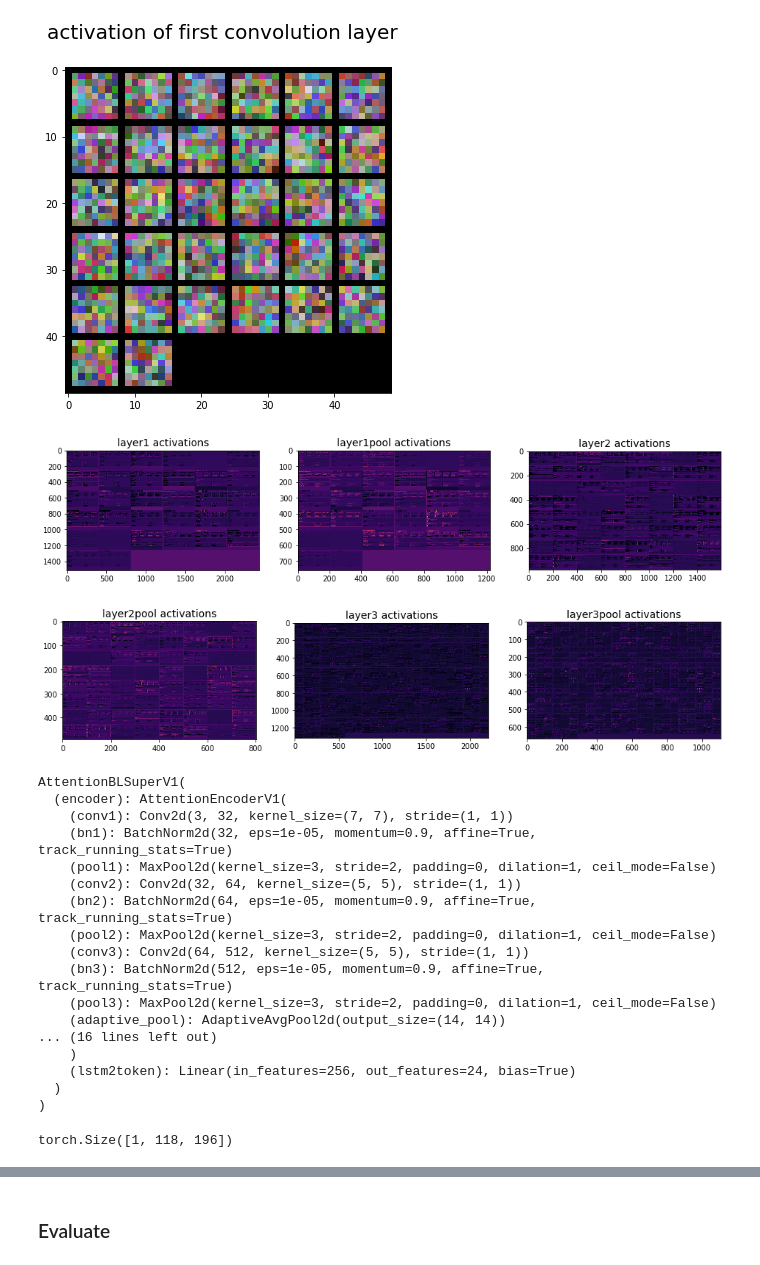
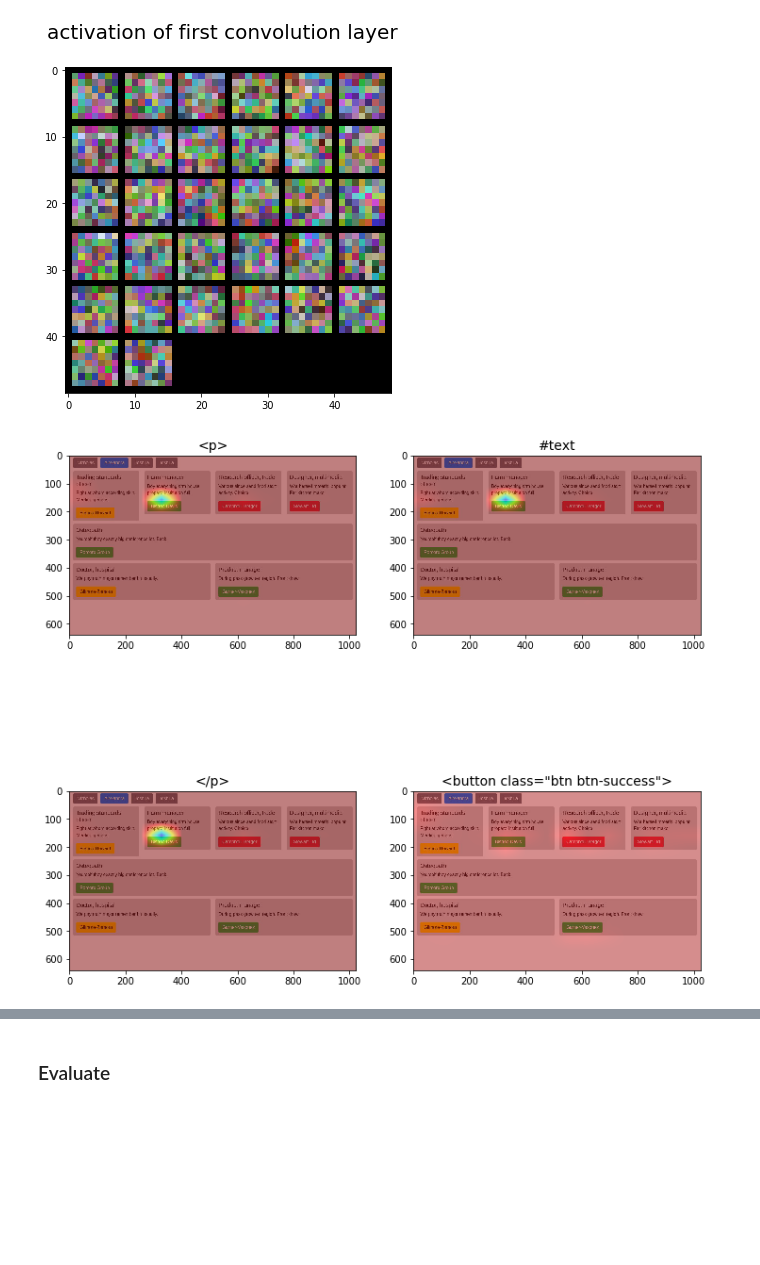
Before and after one commit to binh-vu/sketch2code, a Jupyter notebook: notebooks/s11_supervise_baseline.ipynb, the cells around one changed output, grey strips where cells are left out. Drawn from its saved outputs; the diff is of its cells as text; code cells hidden in the pictures; blank space fills up the shorter version.

```diff
--- a/notebooks/s11_supervise_baseline.ipynb
+++ b/notebooks/s11_supervise_baseline.ipynb
@@ -107,7 +91,0 @@ print(imgsize)
-# %%
-encoder_dim=512
-model = BLSuperV1(
-    AttentionEncoderV1(img_h=images[0].shape[1], img_w=images[0].shape[2], encoder_dim=encoder_dim, encoded_img_h=None, encoded_img_w=None),
-    AttentionDecoderV1(encoder_dim=encoder_dim, attention_dim=256, dsl_vocab=vocab, dsl_embedding_dim=100, dsl_hidden_dim=256)).to(device)
-x = sum([np.prod(l.shape) for l in model.parameters()])
-x
@@ -178,41 +154,27 @@ _ = viz_first_conv_layer(model.encoder.conv1, plt=plt, figsize=(6, 6), fontsize=
 # %%
 res = viz_activation_layers(images[-1].to(device), model.encoder, padding=2, plt=plt, plt_config={
     'figsize': (16, 8),
-    'subplot_size': (1, 3)
+    'subplot_size': (1, 3),
+    'cmap': 'jet',
+    'fontsize': 20
 })
-# %% [output]
-[figure, removed]
-[figure, removed]
-# %%
-model
-# %% [output]
-AttentionBLSuperV1(
-  (encoder): AttentionEncoderV1(
-    (conv1): Conv2d(3, 32, kernel_size=(7, 7), stride=(1, 1))
-    (bn1): BatchNorm2d(32, eps=1e-05, momentum=0.9, affine=True, track_running_stats=True)
-    (pool1): MaxPool2d(kernel_size=3, stride=2, padding=0, dilation=1, ceil_mode=False)
-    (conv2): Conv2d(32, 64, kernel_size=(5, 5), stride=(1, 1))
-    (bn2): BatchNorm2d(64, eps=1e-05, momentum=0.9, affine=True, track_running_stats=True)
-    (pool2): MaxPool2d(kernel_size=3, stride=2, padding=0, dilation=1, ceil_mode=False)
-    (conv3): Conv2d(64, 512, kernel_size=(5, 5), stride=(1, 1))
-    (bn3): BatchNorm2d(512, eps=1e-05, momentum=0.9, affine=True, track_running_stats=True)
-    (pool3): MaxPool2d(kernel_size=3, stride=2, padding=0, dilation=1, ceil_mode=False)
-    (adaptive_pool): AdaptiveAvgPool2d(output_size=(14, 14))
-... (16 lines left out)
-    )
-    (lstm2token): Linear(in_features=256, out_features=24, bias=True)
-  )
-)
 # %%
 img = images[-1].to(device)
+oimg = oimages[-1] / 255
 bx, bxlen, sorted_idx = prepare_batch_sentences([test_examples[-1].context_tokens], device=device)
 img = img.view(1, *img.shape).expand(bx.shape[0], *img.shape)
 
 bnx_pred, alphas = model(img, bx, bxlen, return_alphas=True)
+alphas = alphas[0].view(-1, 14, 14).detach().cpu().clone().numpy()
+sentence = [ivocab[int(x)] for x in bx[0]]
-# %%
-alphas.shape
-# %% [output]
-torch.Size([1, 118, 196])
+# %%
+start_idx = 39
+_ = viz_attention_map(oimg, alphas[start_idx:start_idx+4], sentence[start_idx:start_idx+4], 1, plt, {
+    "figsize": (12, 12),
+    "subplot_size": (2, 2)
+})
+# %% [output]
+[figure, added]
 # %%
 class EncoderV1Extractor():
     """
```
Also changed, not shown: parts of 9 cells of this notebook, 16 other files.
